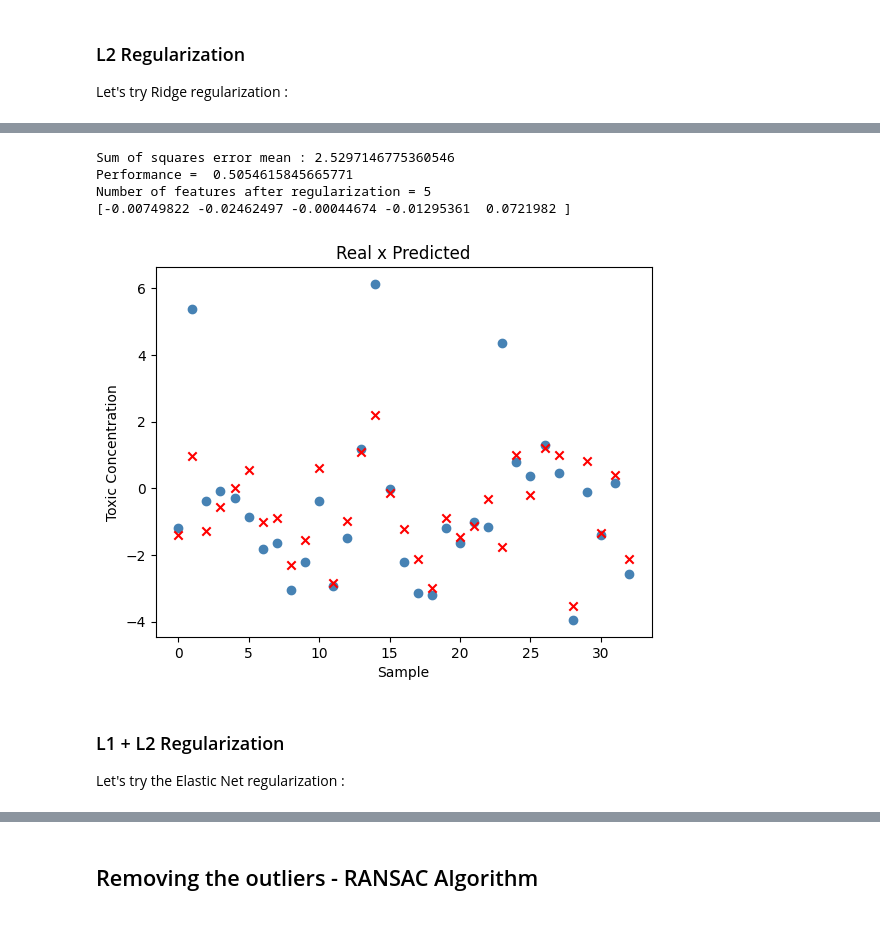
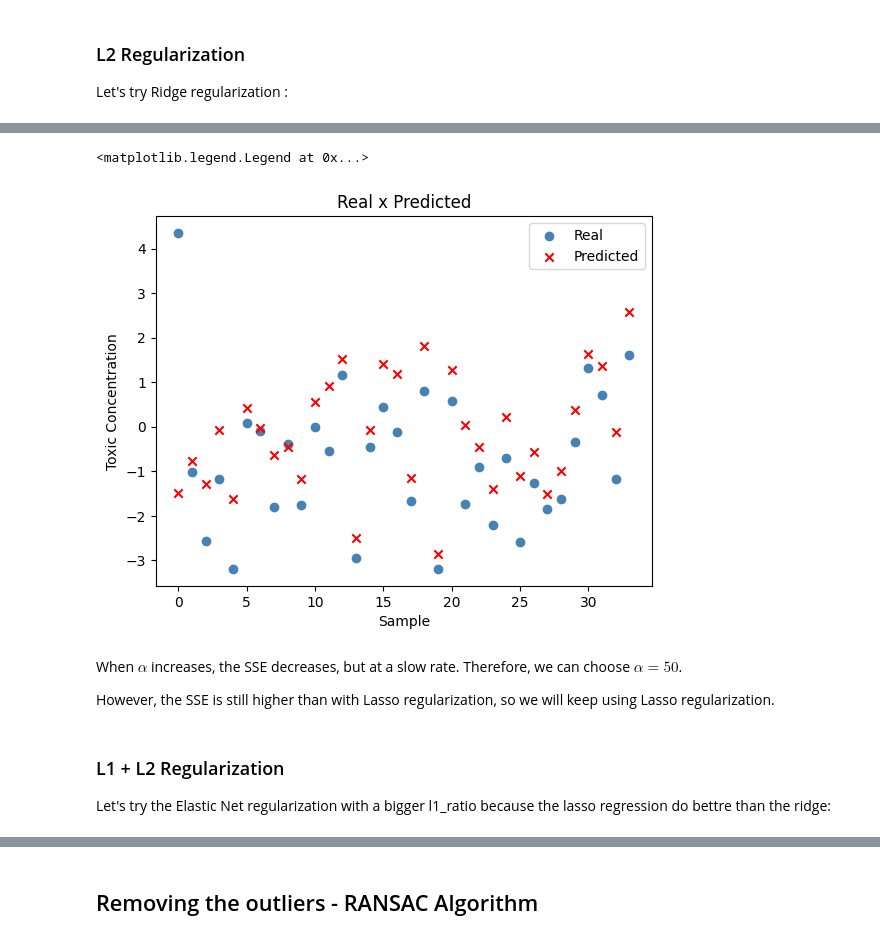
Before and after one commit to Seb65789/Lisboa-Machine-Learning-Project, a Jupyter notebook: linear_regression.ipynb, the cells around one changed output, grey strips where cells are left out. Cells and saved outputs as stored; diff of their text form; code cells hidden in the pictures.

Commit message:
Removing the outliers and computing the regularization = DONE

```diff
--- a/linear_regression.ipynb
+++ b/linear_regression.ipynb
@@ -339,6 +437,6 @@ Let's try Lasso Regularization :
 # %%
 # Model creation
-L1 = Lasso(alpha=0.1)
+L1 = Lasso(alpha=l1_alpha)
 
 # Model training
 L1.fit(X_train_clean, y_train_clean)
@@ -351,8 +449,9 @@ plt.scatter(range(0,np.shape(y_l1_pred)[0]), y_l1_pred, color='red', marker='x',
 plt.title('Real x Predicted')
 plt.ylabel('Toxic Concentration')
 plt.xlabel('Sample')
+plt.legend(loc='upper right')
+plt.show()
 
-print("Sum of squares error mean :", mean_squared_error(y_val, y_l1_pred))
 print('Performance = ',r2_score(y_val, y_l1_pred))
 print('Number of features after regularization = %d ' % (np.count_nonzero(L1.coef_)))
 print(L1.coef_)
@@ -368,3 +466,31 @@ The SSE inscreased a little.
 ### L2 Regularization
 
 Let's try Ridge regularization :
+# %%
+# Model creation
+seq_alpha = np.arange(0.1, 100.1, 0.1)
+list_SSE_mean = []
+
+for alpha in seq_alpha:
+
+    # Model creation
+    L2 = Ridge(alpha=alpha)
+
+    # Model training
+    L2.fit(X_train_clean, y_train_clean)
+
+    # Prediction ingoring atypical samples
+    y_l2_pred = L2.predict(X_val)
+    list_SSE_mean.append(mean_squared_error(y_val, y_l2_pred))
+
+plt.plot(seq_alpha, list_SSE_mean)
+plt.title('Mean of the Sum of Squares Error')
+plt.ylabel('Mean of the Sum of Squares Error')
+plt.xlabel('Alpha')
+plt.show()
+
+# The minimum value of the list and the index
+min_value = min(list_SSE_mean)
+alpha_indx = np.where(min(list_SSE_mean) == list_SSE_mean)[0][0]
+l2_alpha = seq_alpha[alpha_indx]
+print("The minimum of SSE is ",list_SSE_mean[alpha_indx],"for alpha =",l2_alpha)
@@ -371,30 +500,27 @@ Let's try Ridge regularization :
 # %%
 # Model creation
-L2 = Ridge(alpha=1)
+L2 = Ridge(alpha=l2_alpha)
 
 # Model training
 L2.fit(X_train_clean, y_train_clean)
 
 # Prediction ingoring atypical samples
 y_l2_pred = L2.predict(X_val)
 
 plt.scatter(range(0,np.shape(y_val)[0]), y_val, color='steelblue', marker='o', label='Real')
 plt.scatter(range(0,np.shape(y_l2_pred)[0]), y_l2_pred, color='red', marker='x', label='Predicted')
 plt.title('Real x Predicted')
 plt.ylabel('Toxic Concentration')
 plt.xlabel('Sample')
-
-print("Sum of squares error mean :", mean_squared_error(y_val, y_l2_pred))
-print('Performance = ',r2_score(y_val, y_l2_pred))
-print('Number of features after regularization = %d ' % (np.count_nonzero(L2.coef_)))
-print(L2.coef_)
+plt.legend(loc='upper right')
 # %% [output]
-Sum of squares error mean : 2.5297146775360546
-Performance =  0.5054615845665771
-Number of features after regularization = 5
-[-0.00749822 -0.02462497 -0.00044674 -0.01295361  0.0721982 ]
+<matplotlib.legend.Legend at 0x...>
-[figure, old version]
+[figure, new version]
+# %% [markdown]
+When $\alpha$ increases, the SSE decreases, but at a slow rate. Therefore, we can choose $\alpha = 50$.
+
+However, the SSE is still higher than with Lasso regularization, so we will keep using Lasso regularization.
 # %% [markdown]
 ### L1 + L2 Regularization
 
-Let's try the Elastic Net regularization :
+Let's try the Elastic Net regularization with a bigger l1_ratio because the lasso regression do bettre than the ridge:
```
Also changed, not shown: parts of 20 cells of this notebook.
